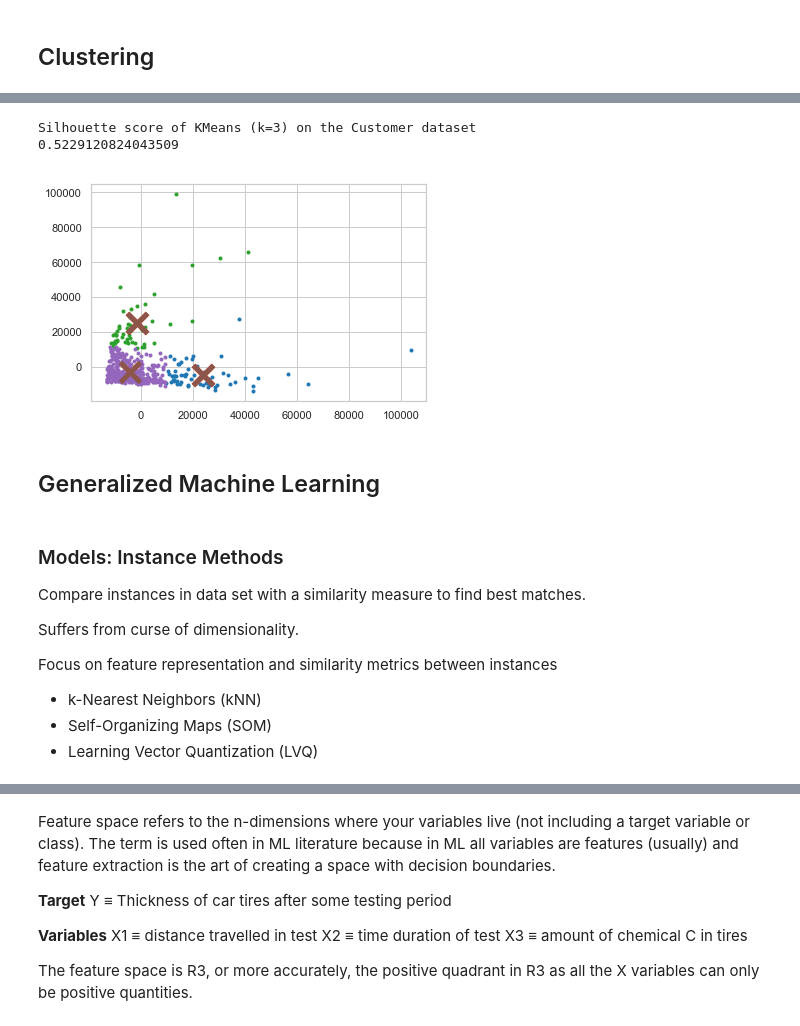
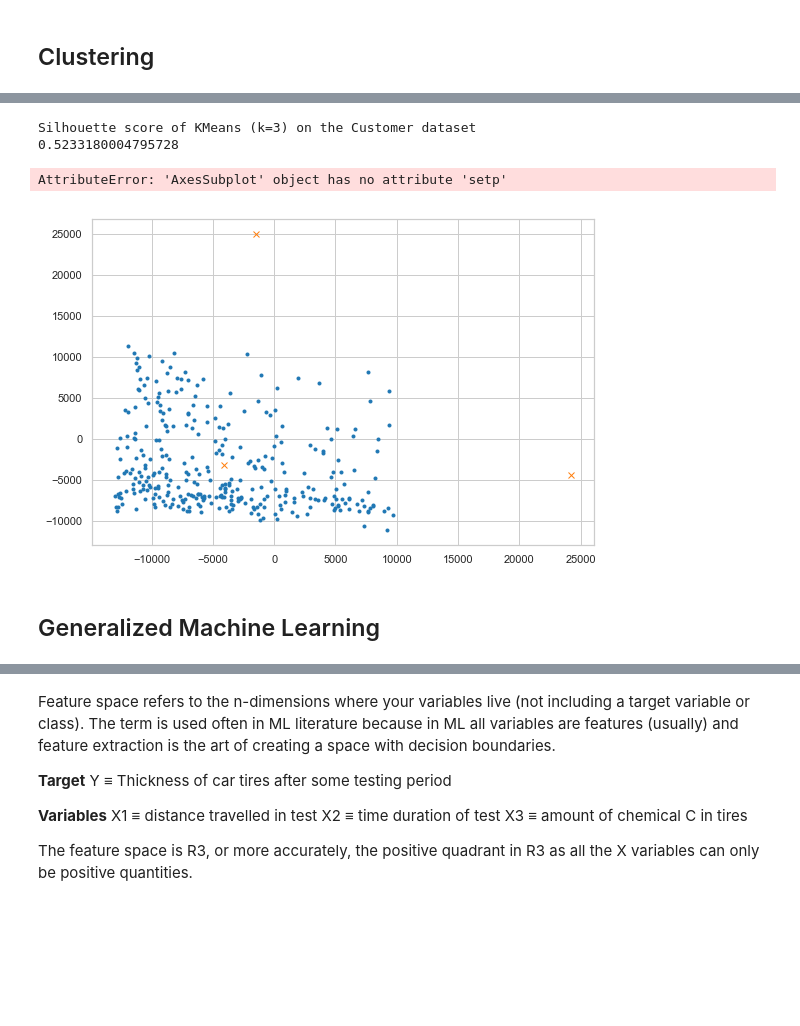
Before and after one commit to DistrictDataLabs/navyfcu-ml, a Jupyter notebook: Session 1 - Generalized Machine Learning.ipynb, the cells around one changed output, grey strips where cells are left out. Cells and saved outputs as stored; diff of their text form; code cells hidden in the pictures; blank space fills up the shorter version.

```diff
--- a/Session 1 - Generalized Machine Learning.ipynb
+++ b/Session 1 - Generalized Machine Learning.ipynb
@@ -177,18 +146,15 @@ with open(outpath, 'wb') as f:
 from sklearn.cluster import KMeans
 from sklearn.decomposition import PCA
 
-
 cols = ["Fresh","Milk","Grocery","Frozen","Detergents_Paper","Delicassen"]
 data = pd.read_csv("data/customers.txt", usecols=cols)
-customers = data.values
 
 pca = PCA(n_components=2)
-reduced = pca.fit_transform(customers)
+reduced = pca.fit_transform(data)
 
 model = KMeans(n_clusters=3)
 model.fit(reduced)
 
-labels = model.labels_
 centroids = model.cluster_centers_
 # %%
 from sklearn.metrics import silhouette_score
@@ -198,32 +164,27 @@ print("Silhouette score of KMeans (k=3) on the Customer dataset")
 print(silhouette_score(reduced, labels))
 # %% [output]
 Silhouette score of KMeans (k=3) on the Customer dataset
-0.5229120824043509
+0.5233180004795728
 # %%
-import matplotlib.pyplot as plt
-import numpy as np
+# TODO: move to utils and import
+def draw_clusters(model=model, reduced=reduced):
+    _, ax = plt.subplots(figsize=(9,6))
+    centroids = model.cluster_centers_
 
-for i in range(3):
-    datapoints = reduced[np.where(labels==i)]
-    plt.plot(datapoints[:,0],datapoints[:,1],'.')
-    centers = plt.plot(centroids[:,0],centroids[:,1],'x')
-    plt.setp(centers,markersize=20.0)
-    plt.setp(centers,markeredgewidth=5.0)
+    for i in range(centroids.shape[0]):
+        datapoints = reduced[np.where(model.labels_==i)]
 
-plt.show()
+        ax.plot(datapoints[:,0],datapoints[:,1], '.')
+        centers = ax.plot(centroids[:,0],centroids[:,1],'x')
+
+        ax.setp(centroids,markersize=20.0)
+        ax.setp(centroids,markeredgewidth=5.0)
+
+    return ax
-# %% [output]
-[figure, removed]
+# %%
+draw_clusters()
+# %% [output]
+AttributeError: 'AxesSubplot' object has no attribute 'setp'
+[figure, added]
 # %% [markdown]
 ## Generalized Machine Learning
-# %% [markdown]
-### Models: Instance Methods
-
-Compare instances in data set with a similarity measure to find best matches.
-
-Suffers from curse of dimensionality.
-
-Focus on feature representation and similarity metrics between instances
-
- - k-Nearest Neighbors (kNN)
- - Self-Organizing Maps (SOM)
- - Learning Vector Quantization (LVQ)
```
Also changed, not shown: parts of 45 cells of this notebook, 7 other files.
